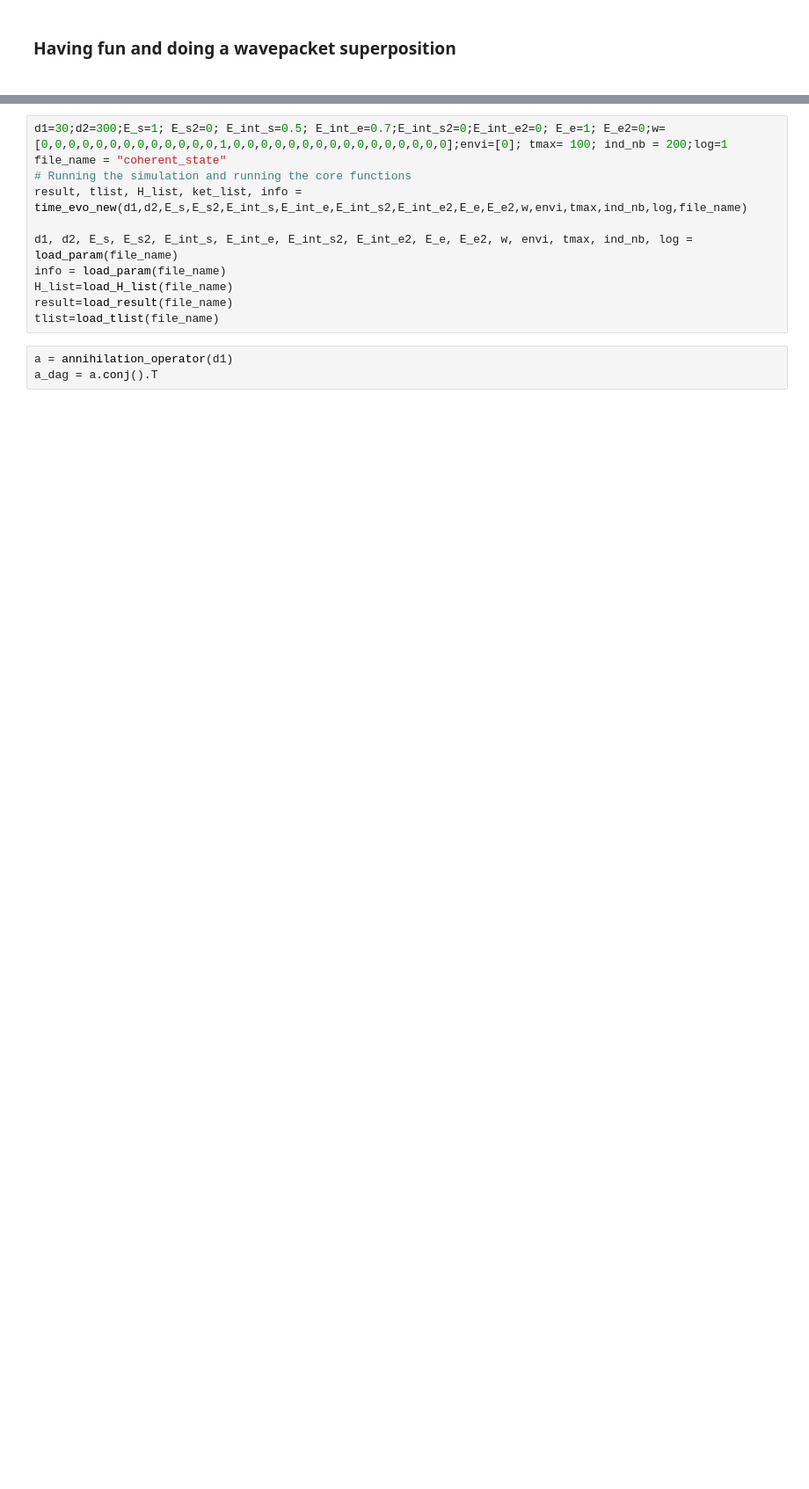
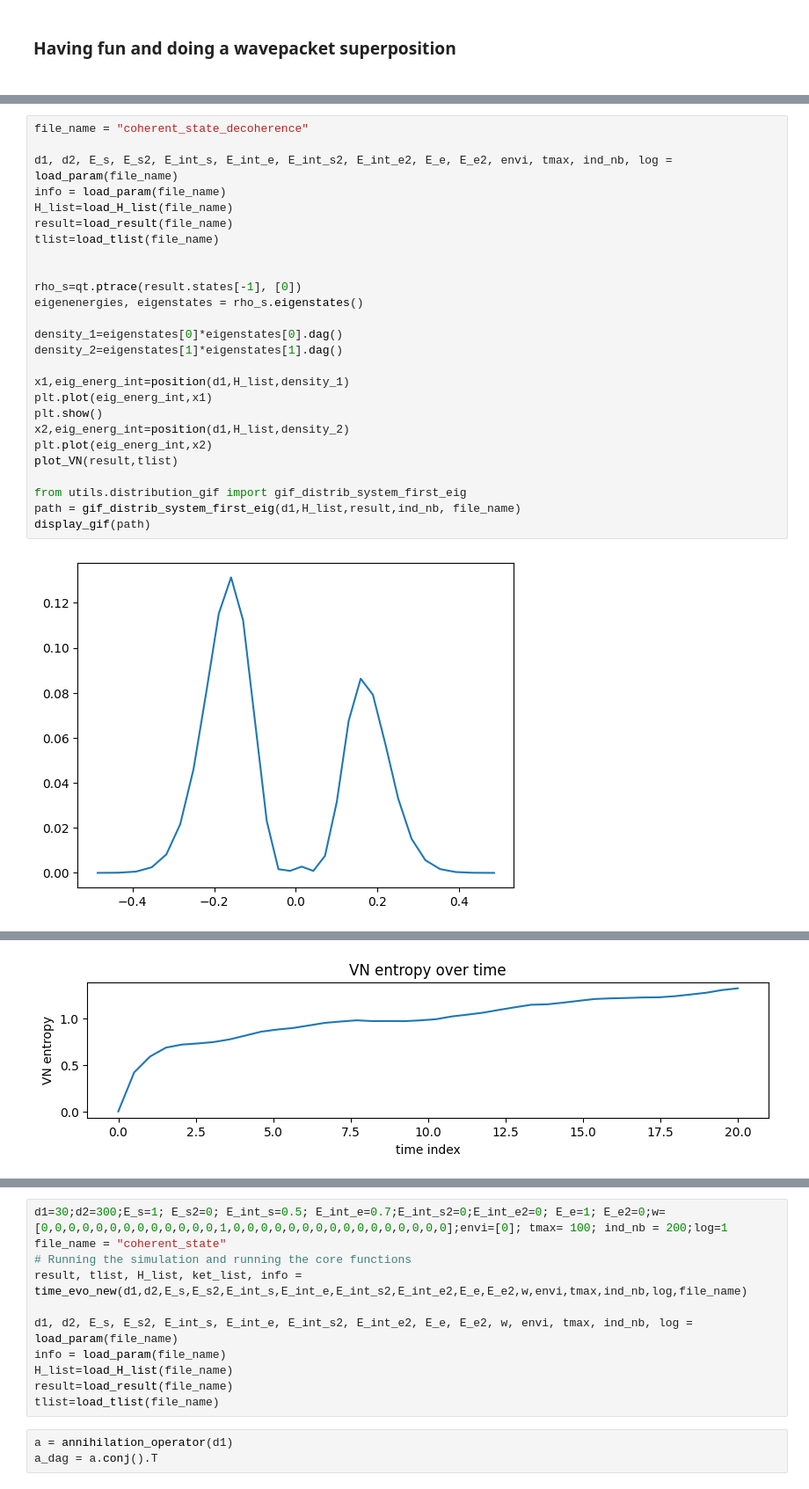
Before and after one commit to MarinAndreGirard/ACL, a Jupyter notebook: Working/coherent_state_simulation.ipynb, the cells around one changed output, grey strips where cells are left out. Shown at 88% size. Saved outputs shown, nothing was run; the diff lists cells and outputs as text; blank space fills up the shorter version.

```diff
--- a/Working/coherent_state_simulation.ipynb
+++ b/Working/coherent_state_simulation.ipynb
@@ -215,0 +242,28 @@ display_gif(path)
+# %%
+file_name = "coherent_state_decoherence"
+
+d1, d2, E_s, E_s2, E_int_s, E_int_e, E_int_s2, E_int_e2, E_e, E_e2, envi, tmax, ind_nb, log = load_param(file_name)
+info = load_param(file_name)
+H_list=load_H_list(file_name)
+result=load_result(file_name)
+tlist=load_tlist(file_name)
+
+
+rho_s=qt.ptrace(result.states[-1], [0])
+eigenenergies, eigenstates = rho_s.eigenstates()
+
+density_1=eigenstates[0]*eigenstates[0].dag()
+density_2=eigenstates[1]*eigenstates[1].dag()
+
+x1,eig_energ_int=position(d1,H_list,density_1)
+plt.plot(eig_energ_int,x1)
+plt.show()
+x2,eig_energ_int=position(d1,H_list,density_2)
+plt.plot(eig_energ_int,x2)
+plot_VN(result,tlist)
+
+from utils.distribution_gif import gif_distrib_system_first_eig
+path = gif_distrib_system_first_eig(d1,H_list,result,ind_nb, file_name)
+display_gif(path)
+# %% [output]
+[figure, added]
@@ -216 +272,2 @@ display_gif(path)
+[figure, added]
 # %%
```
Also changed, not shown: parts of 14 cells of this notebook, 4 other files.
